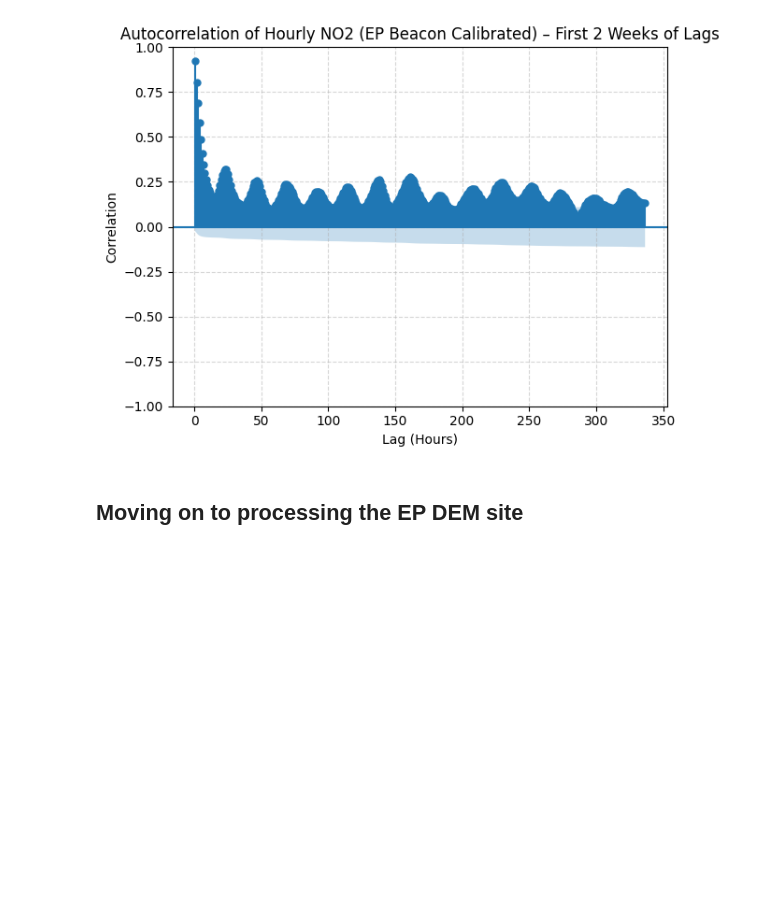
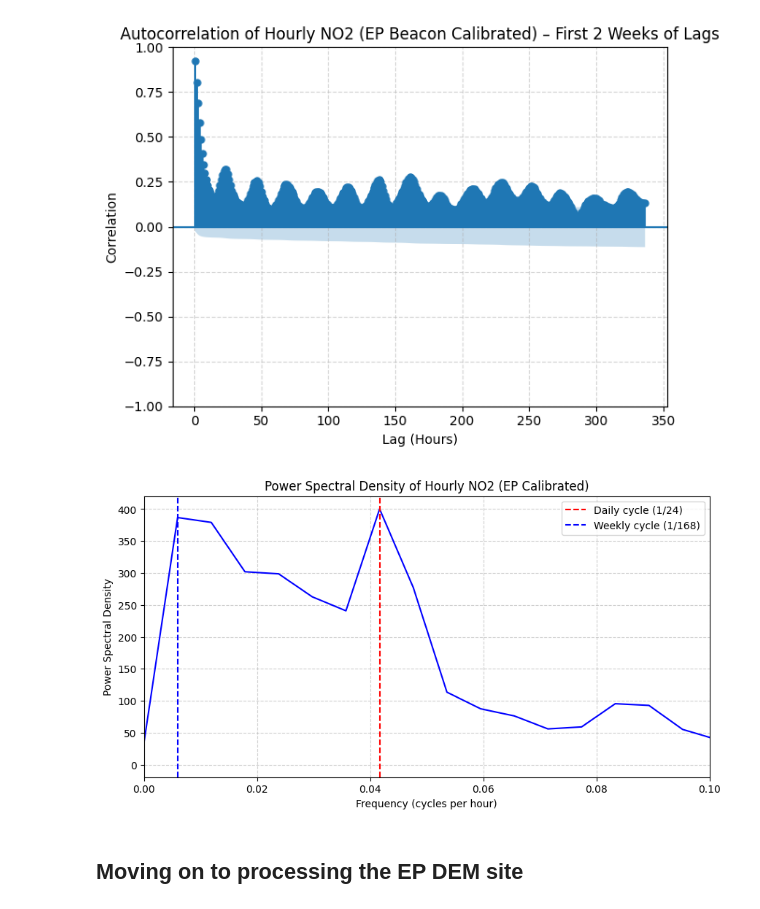
Before and after one commit to jacklardner/calibrated-no2-EDA, a Jupyter notebook: calibrated_to_EP.ipynb, the cells around one changed output. Drawn from its saved outputs; the diff is of its cells as text; code cells hidden in the pictures; blank space fills up the shorter version.

Commit message:
added power spectral density

```diff
--- a/calibrated_to_EP.ipynb
+++ b/calibrated_to_EP.ipynb
@@ -323,6 +322,31 @@ plt.show()
 # %% [output]
 <Figure size 1200x500 with 0 Axes>
 [figure]
+# %%
+from scipy.signal import welch
+
+no2_series = calibrated_no2_EP["250_no2"].dropna()
+
+#one sample per hour
+fs = 1
+
+frequencies, power = welch(no2_series, fs=fs, nperseg=168)
+
+plt.figure(figsize=(10, 5))
+plt.plot(frequencies, power, color="blue")
+plt.xlabel("Frequency (cycles per hour)")
+plt.ylabel("Power Spectral Density")
+plt.title("Power Spectral Density of Hourly NO2 (EP Calibrated)")
+plt.xlim(0, 0.1)
+plt.grid(True, linestyle="--", alpha=0.6)
+
+plt.axvline(1/24, color="red", linestyle="--", label="Daily cycle (1/24)")
+plt.axvline(1/168, color="blue", linestyle="--", label="Weekly cycle (1/168)")
+plt.legend()
+
+plt.show()
+# %% [output]
+[figure, added]
 # %% [markdown]
 ## Moving on to processing the EP DEM site
 # %%
```
Also changed, not shown: parts of 6 cells of this notebook, 1 other file.
